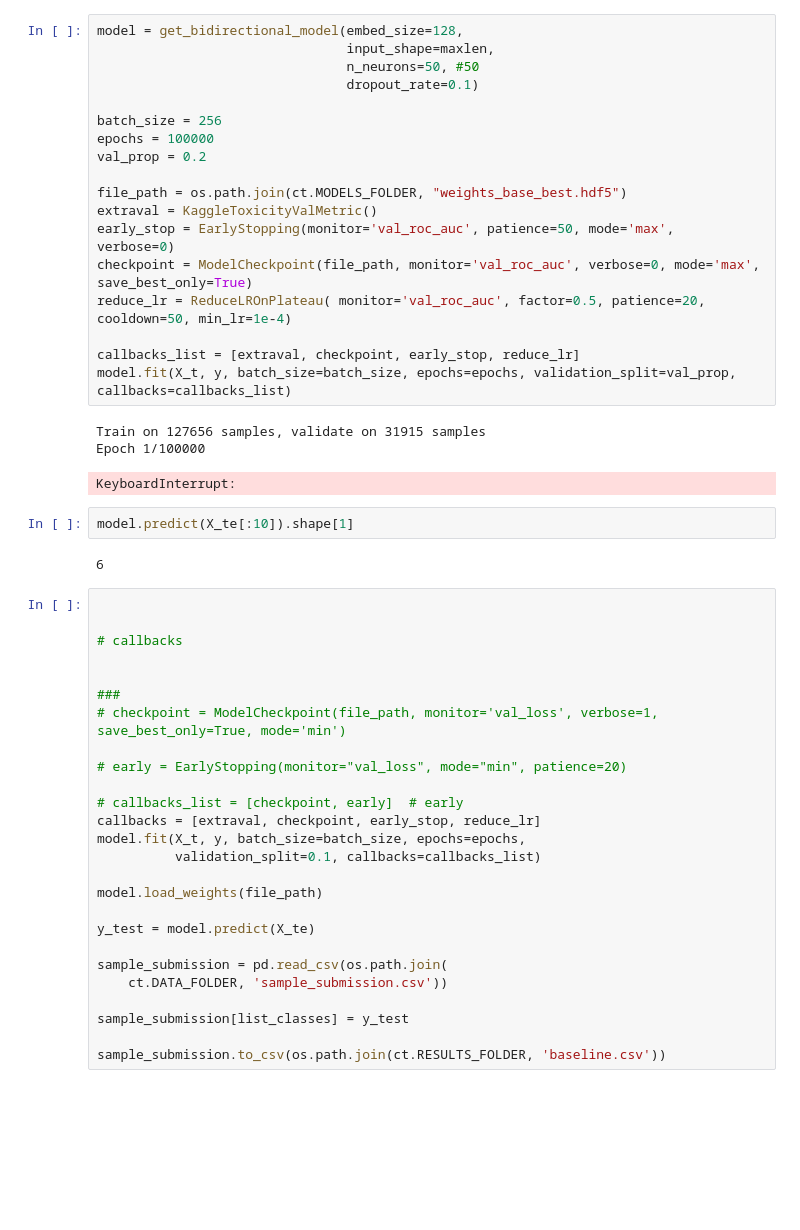
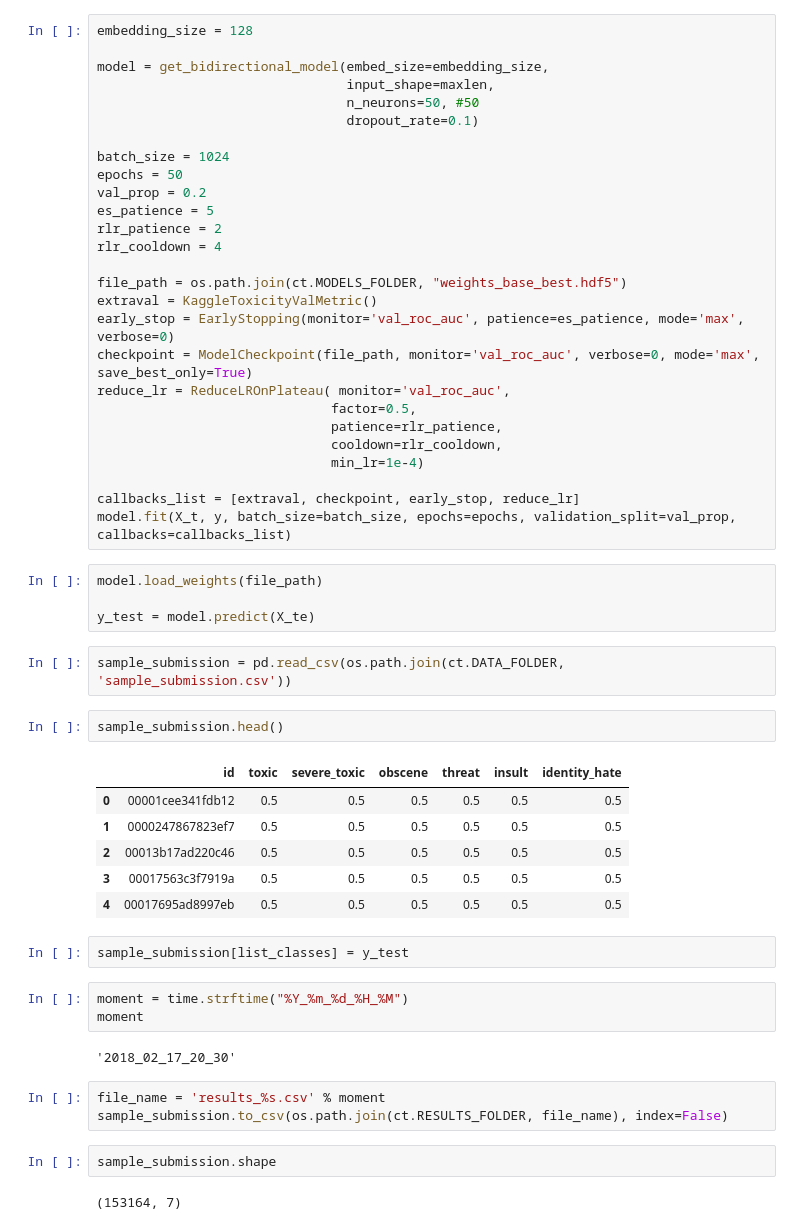
Before and after one commit to Guillermogsjc/kaggle-toxicity, a Jupyter notebook: 04.1W_bidirectional_GRU.ipynb, the cells around one changed output. Drawn from its saved outputs; the diff is of its cells as text; blank space fills up the shorter version.

Commit message:
results after improved bidirectional LSTM

```diff
--- a/04.1W_bidirectional_GRU.ipynb
+++ b/04.1W_bidirectional_GRU.ipynb
@@ -61,54 +63,58 @@ def get_bidirectional_model(embed_size,
 
     return model
 # %%
-model = get_bidirectional_model(embed_size=128,
+embedding_size = 128
+
+model = get_bidirectional_model(embed_size=embedding_size,
                                 input_shape=maxlen,
                                 n_neurons=50, #50
                                 dropout_rate=0.1)
 
-batch_size = 256
-epochs = 100000
+batch_size = 1024
+epochs = 50
 val_prop = 0.2
+es_patience = 5
+rlr_patience = 2
+rlr_cooldown = 4
 
 file_path = os.path.join(ct.MODELS_FOLDER, "weights_base_best.hdf5")
 extraval = KaggleToxicityValMetric()
-early_stop = EarlyStopping(monitor='val_roc_auc', patience=50, mode='max',  verbose=0)
+early_stop = EarlyStopping(monitor='val_roc_auc', patience=es_patience, mode='max',  verbose=0)
 checkpoint = ModelCheckpoint(file_path, monitor='val_roc_auc', verbose=0, mode='max',   save_best_only=True)
-reduce_lr = ReduceLROnPlateau( monitor='val_roc_auc', factor=0.5, patience=20, cooldown=50, min_lr=1e-4)
+reduce_lr = ReduceLROnPlateau( monitor='val_roc_auc',
+                              factor=0.5,
+                              patience=rlr_patience,
+                              cooldown=rlr_cooldown,
+                              min_lr=1e-4)
 
 callbacks_list = [extraval, checkpoint, early_stop, reduce_lr]
 model.fit(X_t, y, batch_size=batch_size, epochs=epochs, validation_split=val_prop, callbacks=callbacks_list)
-# %% [output]
-Train on 127656 samples, validate on 31915 samples
-Epoch 1/100000
-KeyboardInterrupt:
 # %%
-model.predict(X_te[:10]).shape[1]
+model.load_weights(file_path)
+
+y_test = model.predict(X_te)
-# %% [output]
-6
-# %%
-
-
-# callbacks
-
-
-###
-# checkpoint = ModelCheckpoint(file_path, monitor='val_loss', verbose=1, save_best_only=True, mode='min')
-
-# early = EarlyStopping(monitor="val_loss", mode="min", patience=20)
-
-# callbacks_list = [checkpoint, early]  # early
-callbacks = [extraval, checkpoint, early_stop, reduce_lr]
-model.fit(X_t, y, batch_size=batch_size, epochs=epochs,
-          validation_split=0.1, callbacks=callbacks_list)
-
-model.load_weights(file_path)
-
-y_test = model.predict(X_te)
-
-sample_submission = pd.read_csv(os.path.join(
-    ct.DATA_FOLDER, 'sample_submission.csv'))
-
-sample_submission[list_classes] = y_test
-
-sample_submission.to_csv(os.path.join(ct.RESULTS_FOLDER, 'baseline.csv'))
+# %%
+sample_submission = pd.read_csv(os.path.join(ct.DATA_FOLDER, 'sample_submission.csv'))
+# %%
+sample_submission.head()
+# %% [output]
+|  | id | toxic | severe_toxic | obscene | threat | insult | identity_hate |
+| 0 | 00001cee341fdb12 | 0.5 | 0.5 | 0.5 | 0.5 | 0.5 | 0.5 |
+| 1 | 0000247867823ef7 | 0.5 | 0.5 | 0.5 | 0.5 | 0.5 | 0.5 |
+| 2 | 00013b17ad220c46 | 0.5 | 0.5 | 0.5 | 0.5 | 0.5 | 0.5 |
+| 3 | 00017563c3f7919a | 0.5 | 0.5 | 0.5 | 0.5 | 0.5 | 0.5 |
+| 4 | 00017695ad8997eb | 0.5 | 0.5 | 0.5 | 0.5 | 0.5 | 0.5 |
+# %%
+sample_submission[list_classes] = y_test
+# %%
+moment = time.strftime("%Y_%m_%d_%H_%M")
+moment
+# %% [output]
+'2018_02_17_20_30'
+# %%
+file_name = 'results_%s.csv' % moment
+sample_submission.to_csv(os.path.join(ct.RESULTS_FOLDER, file_name), index=False)
+# %%
+sample_submission.shape
+# %% [output]
+(153164, 7)
```
Also changed, not shown: parts of 8 cells of this notebook, 11 other files.
